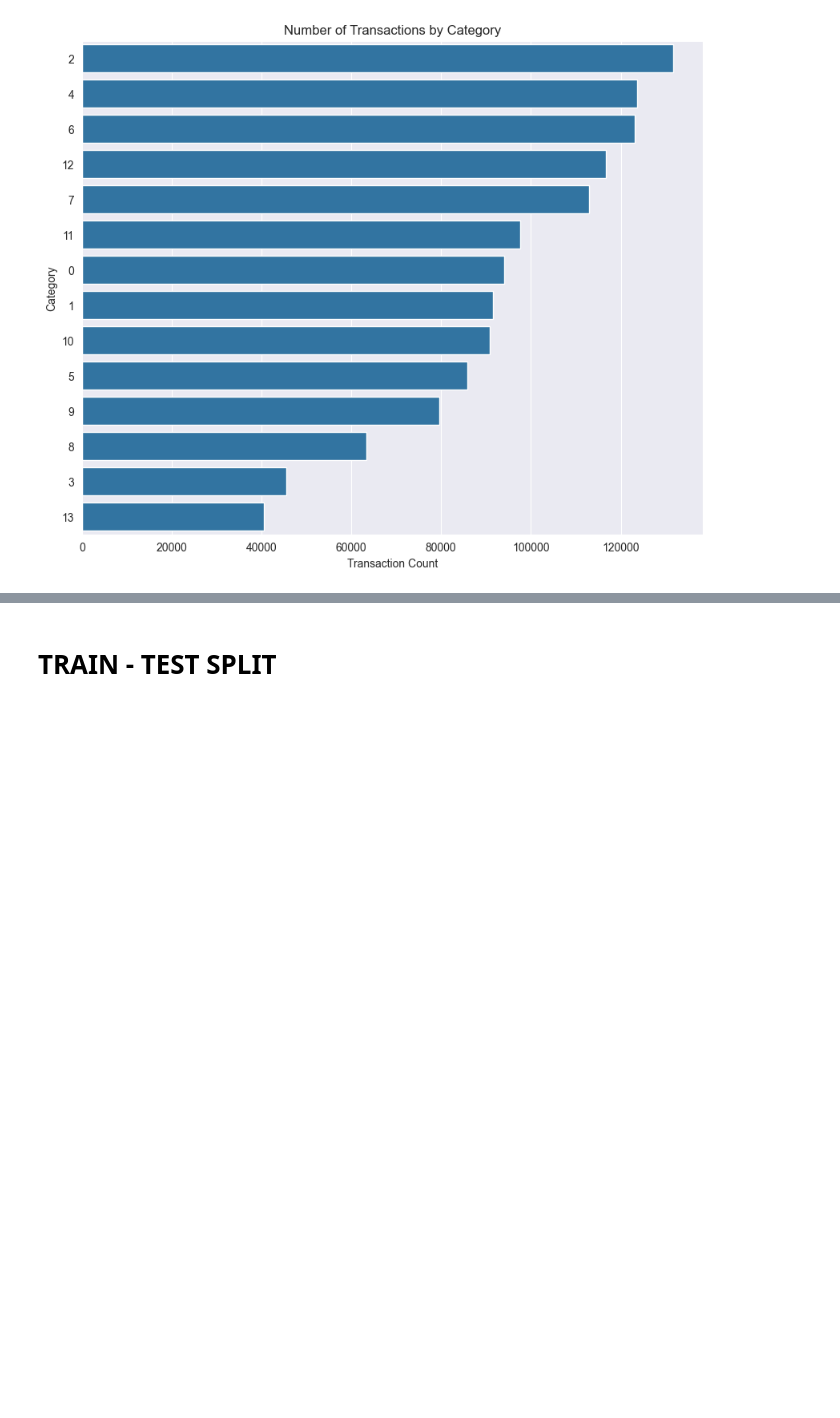
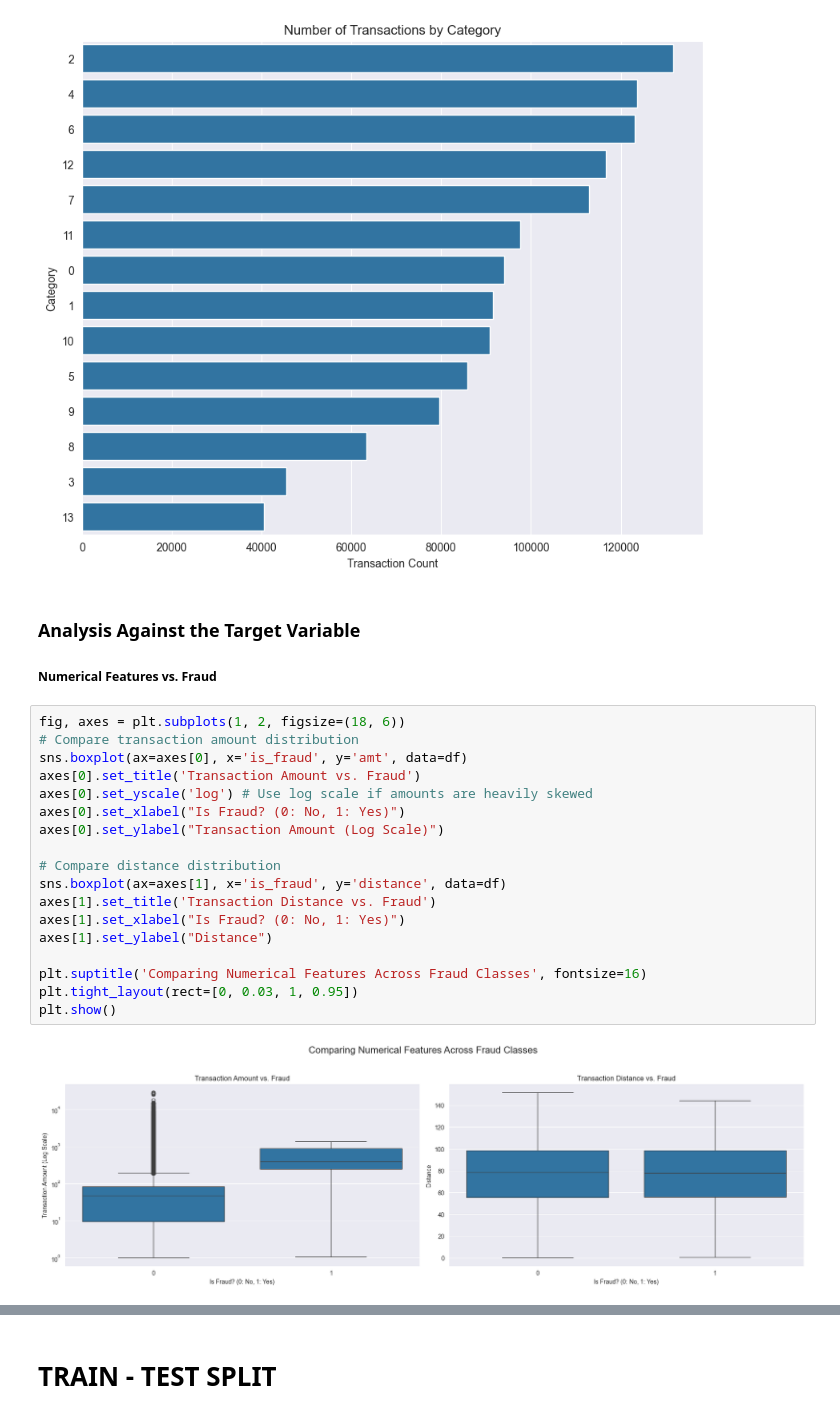
Before and after one commit to klinq16/CreditCardFraudDetection, a Jupyter notebook: src_code/model.ipynb, the cells around one changed output, grey strips where cells are left out. Cells and saved outputs as stored; diff of their text form; blank space fills up the shorter version.

Commit message:
Enhance exploratory data analysis

```diff
--- a/src_code/model.ipynb
+++ b/src_code/model.ipynb
@@ -207,3 +207,26 @@ plt.ylabel("Category")
 plt.show()
 # %% [output]
 [figure]
+# %% [markdown]
+### Analysis Against the Target Variable
+##### Numerical Features vs. Fraud
+# %%
+fig, axes = plt.subplots(1, 2, figsize=(18, 6))
+# Compare transaction amount distribution
+sns.boxplot(ax=axes[0], x='is_fraud', y='amt', data=df)
+axes[0].set_title('Transaction Amount vs. Fraud')
+axes[0].set_yscale('log') # Use log scale if amounts are heavily skewed
+axes[0].set_xlabel("Is Fraud? (0: No, 1: Yes)")
+axes[0].set_ylabel("Transaction Amount (Log Scale)")
+
+# Compare distance distribution
+sns.boxplot(ax=axes[1], x='is_fraud', y='distance', data=df)
+axes[1].set_title('Transaction Distance vs. Fraud')
+axes[1].set_xlabel("Is Fraud? (0: No, 1: Yes)")
+axes[1].set_ylabel("Distance")
+
+plt.suptitle('Comparing Numerical Features Across Fraud Classes', fontsize=16)
+plt.tight_layout(rect=[0, 0.03, 1, 0.95])
+plt.show()
+# %% [output]
+[figure, added]
```
Also changed, not shown: parts of 8 cells of this notebook.
